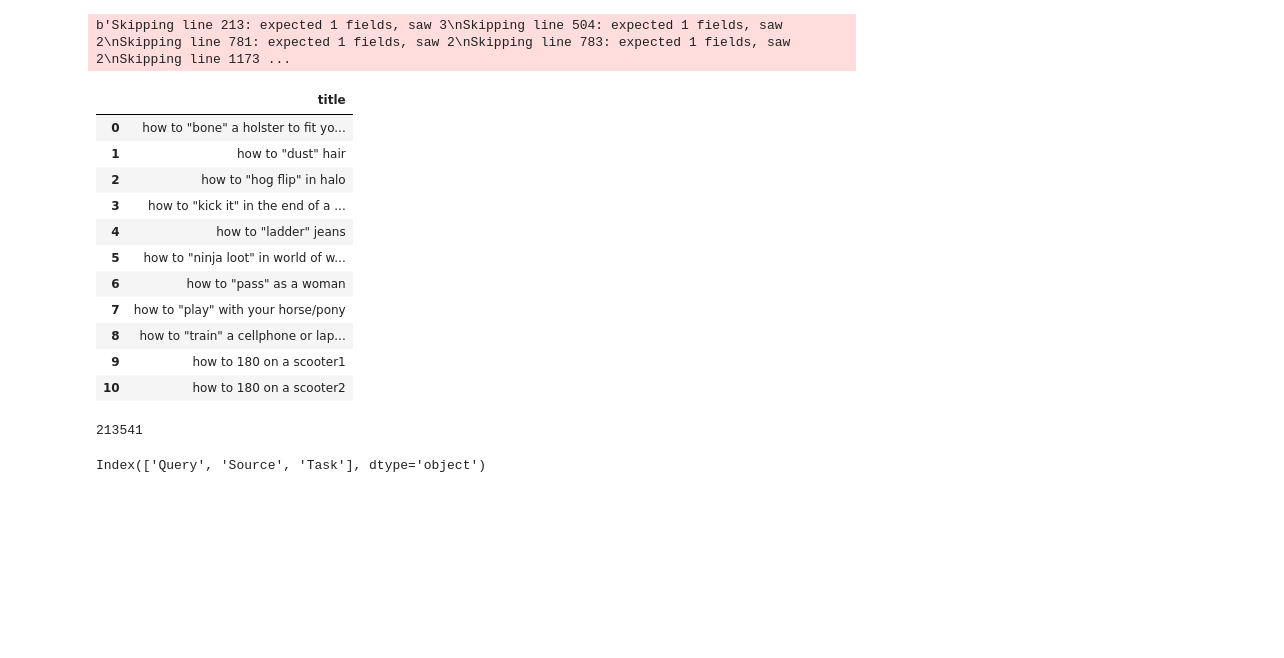
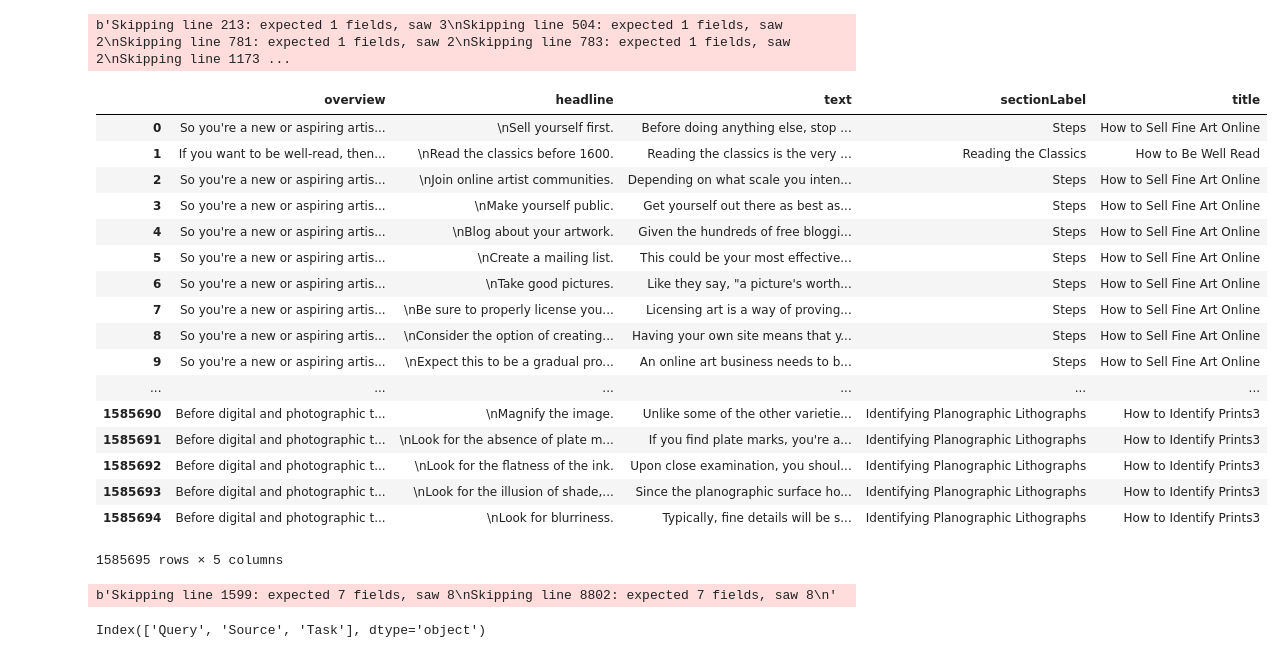
Before and after one commit to feay1234/WikiHow-Task-Based, a Jupyter notebook: WikiHow.ipynb, the cells around one changed output. Saved outputs shown, nothing was run; the diff lists cells and outputs as text; code cells hidden in the pictures; blank space fills up the shorter version.

```diff
--- a/WikiHow.ipynb
+++ b/WikiHow.ipynb
@@ -5,27 +5,33 @@ import numpy as np
 df = pd.read_csv("data/articles.txt", error_bad_lines=False).values.tolist()
 # %% [output]
 b'Skipping line 213: expected 1 fields, saw 3\nSkipping line 504: expected 1 fields, saw 2\nSkipping line 781: expected 1 fields, saw 2\nSkipping line 783: expected 1 fields, saw 2\nSkipping line 1173 ...
-# %%
-df.iloc[:11]
-# %% [output]
-|  | title |
-| 0 | how to "bone" a holster to fit yo... |
-| 1 | how to "dust" hair |
-| 2 | how to "hog flip" in halo |
-| 3 | how to "kick it" in the end of a ... |
-| 4 | how to "ladder" jeans |
-| 5 | how to "ninja loot" in world of w... |
-| 6 | how to "pass" as a woman |
-| 7 | how to "play" with your horse/pony |
-| 8 | how to "train" a cellphone or lap... |
-| 9 | how to 180 on a scooter1 |
-| 10 | how to 180 on a scooter2 |
-# %%
-len(df)
-# %% [output]
-213541
 # %%
 df = pd.read_csv("data/wikihowSep.csv")
+# %%
+df
+# %% [output]
+|  | overview | headline | text | sectionLabel | title |
+| 0 | So you're a new or aspiring artis... | \nSell yourself first. | Before doing anything else, stop ... | Steps | How to Sell Fine Art Online |
+| 1 | If you want to be well-read, then... | \nRead the classics before 1600. | Reading the classics is the very ... | Reading the Classics | How to Be Well Read |
+| 2 | So you're a new or aspiring artis... | \nJoin online artist communities. | Depending on what scale you inten... | Steps | How to Sell Fine Art Online |
+| 3 | So you're a new or aspiring artis... | \nMake yourself public. | Get yourself out there as best as... | Steps | How to Sell Fine Art Online |
+| 4 | So you're a new or aspiring artis... | \nBlog about your artwork. | Given the hundreds of free bloggi... | Steps | How to Sell Fine Art Online |
+| 5 | So you're a new or aspiring artis... | \nCreate a mailing list. | This could be your most effective... | Steps | How to Sell Fine Art Online |
+| 6 | So you're a new or aspiring artis... | \nTake good pictures. | Like they say, "a picture's worth... | Steps | How to Sell Fine Art Online |
+| 7 | So you're a new or aspiring artis... | \nBe sure to properly license you... | Licensing art is a way of proving... | Steps | How to Sell Fine Art Online |
+| 8 | So you're a new or aspiring artis... | \nConsider the option of creating... | Having your own site means that y... | Steps | How to Sell Fine Art Online |
+| 9 | So you're a new or aspiring artis... | \nExpect this to be a gradual pro... | An online art business needs to b... | Steps | How to Sell Fine Art Online |
+| ... | ... | ... | ... | ... | ... |
+| 1585690 | Before digital and photographic t... | \nMagnify the image. | Unlike some of the other varietie... | Identifying Planographic Lithographs | How to Identify Prints3 |
+| 1585691 | Before digital and photographic t... | \nLook for the absence of plate m... | If you find plate marks, you're a... | Identifying Planographic Lithographs | How to Identify Prints3 |
+| 1585692 | Before digital and photographic t... | \nLook for the flatness of the ink. | Upon close examination, you shoul... | Identifying Planographic Lithographs | How to Identify Prints3 |
+| 1585693 | Before digital and photographic t... | \nLook for the illusion of shade,... | Since the planographic surface ho... | Identifying Planographic Lithographs | How to Identify Prints3 |
+| 1585694 | Before digital and photographic t... | \nLook for blurriness. | Typically, fine details will be s... | Identifying Planographic Lithographs | How to Identify Prints3 |
+1585695 rows × 5 columns
+# %%
+ss = pd.read_csv("data/webis-smc-12.txt", error_bad_lines=False, sep="\t")
+# %% [output]
+b'Skipping line 1599: expected 7 fields, saw 8\nSkipping line 8802: expected 7 fields, saw 8\n'
 # %%
 gg = pd.read_csv("data/d3_wikihow.csv")
 # %%
```
Also changed, not shown: 1 other file.
